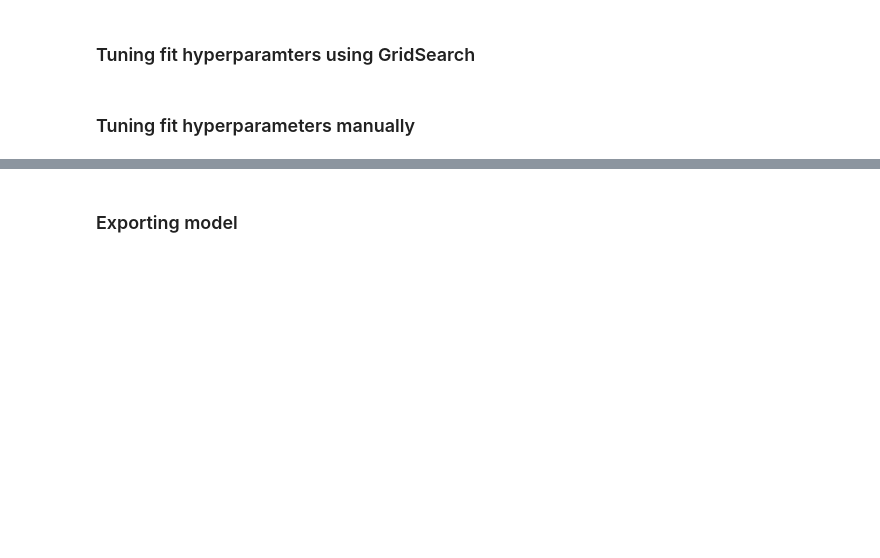
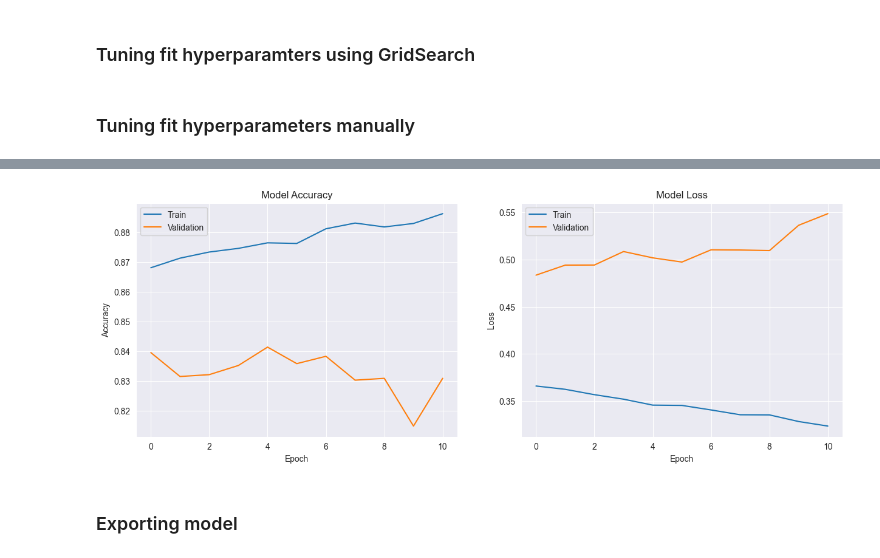
Before and after one commit to guico3lho/TCC_tags, a Jupyter notebook: pipeline/supervised_deep_models/tuning_eval_models.ipynb, the cells around one changed output, grey strips where cells are left out. Saved outputs shown, nothing was run; the diff lists cells and outputs as text; code cells hidden in the pictures; blank space fills up the shorter version.

```diff
--- a/pipeline/supervised_deep_models/tuning_eval_models.ipynb
+++ b/pipeline/supervised_deep_models/tuning_eval_models.ipynb
@@ -270,18 +364,18 @@ best_model = tuner.get_best_models()[0]
 # %% [markdown]
 ### Tuning fit hyperparameters manually
 # %%
-model = Sequential([
-    Embedding(input_dim=len(word_index), output_dim= 300, input_length=X_train.shape[1], trainable=False, weights=[embeddings_on_this_context]),
-    Bidirectional(LSTM(64, return_sequences=True)),
-    # Dropout(0.29),
-    # Bidirectional(LSTM(hp.Choice('units',[32,64]))),
-    Bidirectional(LSTM(64)),
-    Dense(32, activation='relu'),
-    # Dropout(0.73),
-    Dense(4, activation='softmax')
-])
-
-model.summary()
+# model = Sequential([
+#     Embedding(input_dim=len(word_index), output_dim= 300, input_length=X_train.shape[1], trainable=False, weights=[embeddings_on_this_context]),
+#     Bidirectional(LSTM(4, return_sequences=True)),
+#     # Dropout(0.29),
+#     # Bidirectional(LSTM(hp.Choice('units',[32,64]))),
+#     Bidirectional(LSTM(4)),
+#     Dense(32, activation='relu'),
+#     # Dropout(0.73),
+#     Dense(4, activation='softmax')
+# ])
+#
+# model.summary()
 
 from keras.optimizers import SGD
 
@@ -289,9 +383,12 @@ loss = "sparse_categorical_crossentropy"
 optimizer = 'adam'
 metrics = ['accuracy']
 
-model.compile(loss=loss,optimizer=optimizer,metrics=metrics)
-
-es = EarlyStopping(monitor='val_loss', mode='min', verbose=1, patience=5)
 
 
-history = model.fit(X_train, y_train, epochs=4000, validation_split=0.1, verbose=2, callbacks=[es])
+
+best_model.compile(loss=loss,optimizer=optimizer,metrics=metrics)
+
+es = EarlyStopping(monitor='val_loss', mode='min', verbose=1, patience=10)
+
+
+best_model.summary()
@@ -297,0 +413,2 @@ history = model.fit(X_train, y_train, epochs=4000, validation_split=0.1, verbose
+# %%
+history = best_model.fit(X_train, y_train, epochs=4000, batch_size=32, validation_split=0.1, verbose=2, callbacks=[es])
@@ -298,19 +433,21 @@ history = model.fit(X_train, y_train, epochs=4000, validation_split=0.1, verbose
 # %%
 fig, (ax1, ax2) = plt.subplots(1, 2, figsize=(15, 5))
 ax1.plot(history.history['accuracy'])
-ax1.plot(history.history['loss'])
+ax1.plot(history.history['val_accuracy'])
 ax1.set_title('Model Accuracy')
 ax1.set_ylabel('Accuracy')
 ax1.set_xlabel('Epoch')
 ax1.legend(['Train', 'Validation'], loc='upper left')
 
 ax2.plot(history.history['loss'])
 ax2.plot(history.history['val_loss'])
 ax2.set_title('Model Loss')
 ax2.set_ylabel('Loss')
 ax2.set_xlabel('Epoch')
 ax2.legend(['Train', 'Validation'], loc='upper left')
 plt.show()
+# %% [output]
+[figure, added]
 # %% [markdown]
 ### Exporting model
 # %%
```
Also changed, not shown: parts of 11 cells of this notebook, 3 other files.
